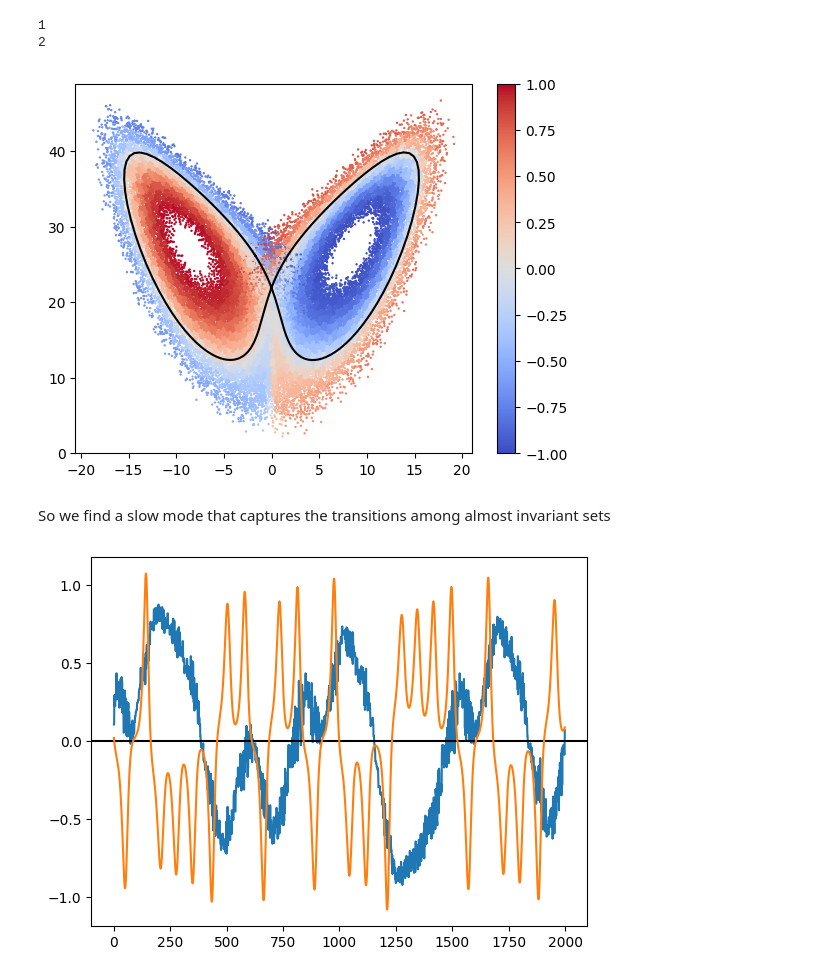
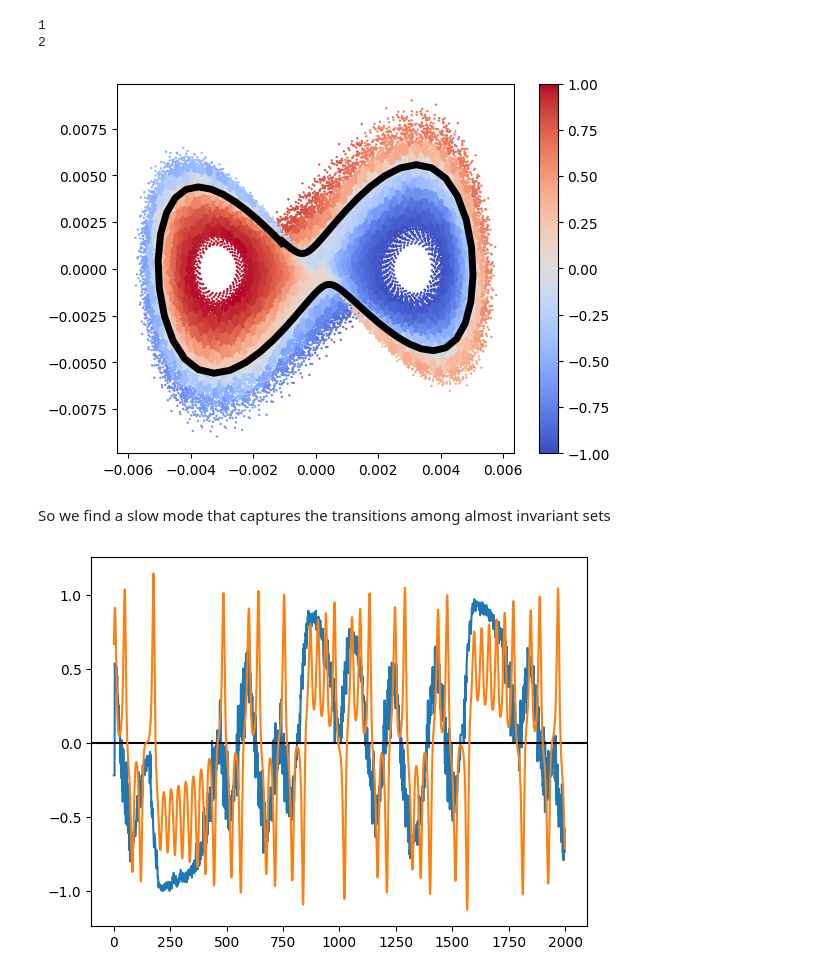
Before and after one commit to AntonioCCosta/DPG_PhysicsBehavior_2026, a Jupyter notebook: notebooks/notebook_4.ipynb, the cells around one changed output. Saved outputs shown, nothing was run; the diff lists cells and outputs as text; code cells hidden in the pictures.

```diff
--- a/notebooks/notebook_4.ipynb
+++ b/notebooks/notebook_4.ipynb
@@ -147,8 +143,11 @@ plt.show()
+# %%
+K_star=10
+traj_matrix = embed.trajectory_matrix(ma.masked_invalid(X),K=K_star-1)
 # %%
 N=1000
 #labels_all is an array with the partition that each point in the time series belongs to
 #centers is the centroid of each k-means cluster
-labels_all,centers = cl.kmeans_partition(tseries,N,batchsize=10000,return_centers=True)
+labels_all,centers = cl.kmeans_partition(traj_matrix,N,batchsize=50000,return_centers=True)
 # %%
 delay_range = np.unique(np.array(np.logspace(0,2,100),dtype=int))
 n_modes=5
@@ -190,5 +189,5 @@ plt.show()
 # %%
-delay=15
+delay=10
 P_emp = op_calc.transition_matrix(labels_all,delay)
 R = op_calc.get_reversible_transition_matrix(P_emp)
 eigvals_emp,eigvecs_emp = op_calc.sorted_spectrum(R,k=5)
@@ -197,5 +196,7 @@ eigvecs_emp = eigvecs_emp/np.linalg.norm(eigvecs_emp,axis=0)
 phi2_emp = eigvecs_emp[:,1]
 # %%
 phi2_traj = phi2_emp[labels_all]
+# %%
+u,s,v = np.linalg.svd(traj_matrix,full_matrices=False)
 # %%
 color_abs = np.max(np.abs(phi2_emp))
@@ -261,18 +264,18 @@ distorted_phis,_ = cgm.get_distorted_eigfs(P_emp,2,tau=delay,dt=dt,commute=False
 1
 2
 # %%
-plt.plot(tseries[t0:tf+2,0],tseries[t0:tf+2,2],c='k')
-plt.scatter(tseries[::10,0],tseries[::10,2],c=distorted_phis[labels_all,0][::10],cmap='coolwarm',s=0.5)
+plt.plot(u[t0:tf+2,0],u[t0:tf+2,1],c='k',lw=5)
+plt.scatter(u[:,0],u[:,1],c=distorted_phis[labels_all,0],cmap='coolwarm',s=0.5)
 plt.colorbar()
 plt.show()
 # %% [output]
-[figure, old version]
+[figure, new version]
 # %% [markdown]
 So we find a slow mode that captures the transitions among almost invariant sets
 # %%
 plt.plot(distorted_phis[labels_all,0][:2000])
 plt.axhline(0,c='k')
-plt.plot(tseries[:2000,0]/(2*tseries[:,0].std()))
+plt.plot(X[:2000,0]/(2*X[:,0].std()))
 plt.show()
 # %% [output]
-[figure, old version]
+[figure, new version]
```
Also changed, not shown: parts of 12 cells of this notebook.
